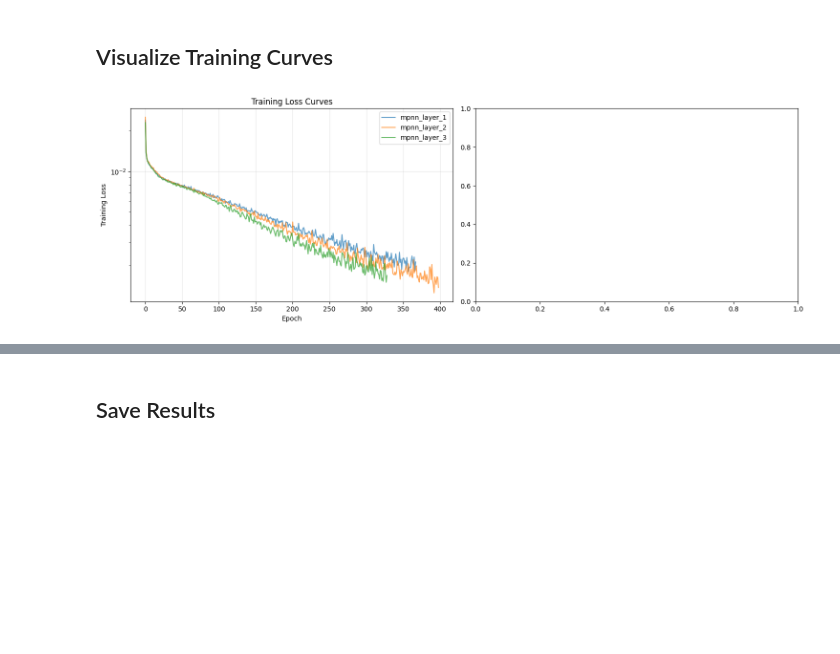
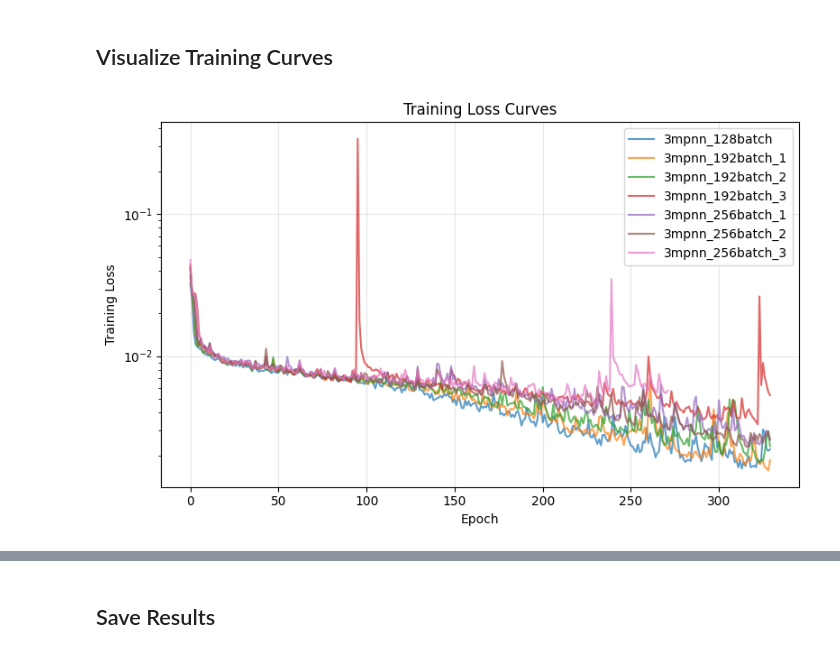
Before and after one commit to siavashzaid/geometry-aware-ssl, a Jupyter notebook: training/training.ipynb, the cells around one changed output, grey strips where cells are left out. Saved outputs shown, nothing was run; the diff lists cells and outputs as text; code cells hidden in the pictures; blank space fills up the shorter version.

Commit message:
improved training pipeline

```diff
--- a/training/training.ipynb
+++ b/training/training.ipynb
@@ -488,26 +487,26 @@ mpnn_layer_3         NaN        NaN      NaN     NaN            NaN  FAILED
 # %% [markdown]
 <h2> Visualize Training Curves
 # %%
-fig, axes = plt.subplots(1, 2, figsize=(15, 5))
+plt.figure(figsize=(8, 5))
 
 # --- Only plot successful runs ---
-successful_results = [r for r in all_results if 'loss_history' in r]
+successful_results = [r for r in all_results if 'train_loss_history' in r]
 
 for result in successful_results:
-    # --- Plot 1: Loss curves ---
-    axes[0].plot(result['loss_history'], label=result['config_name'], alpha=0.7)
+    plt.plot(
+        result['train_loss_history'],
+        label=result['config_name'],
+        alpha=0.7
+    )
 
-
-axes[0].set_xlabel('Epoch')
-axes[0].set_ylabel('Training Loss')
-axes[0].set_title('Training Loss Curves')
-axes[0].set_yscale('log')
-axes[0].legend()
-axes[0].grid(True, alpha=0.3)
-
-
+plt.xlabel('Epoch')
+plt.ylabel('Training Loss')
+plt.title('Training Loss Curves')
+plt.yscale('log')
+plt.legend()
+plt.grid(True, alpha=0.3)
 
 plt.tight_layout()
 plt.show()
 # %% [output]
-[figure, old version]
+[figure, new version]
```
Also changed, not shown: parts of 9 cells of this notebook, 3 other files.
